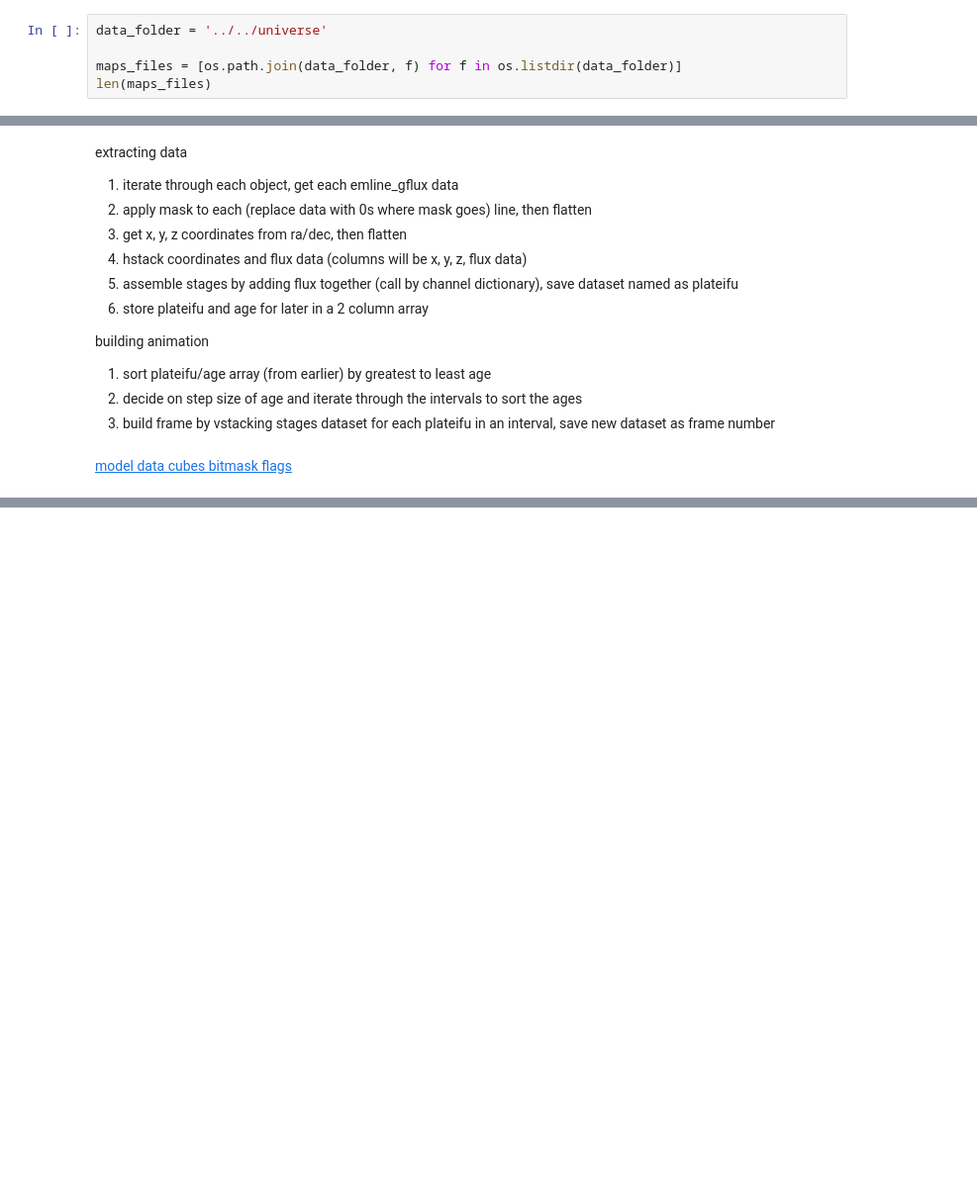
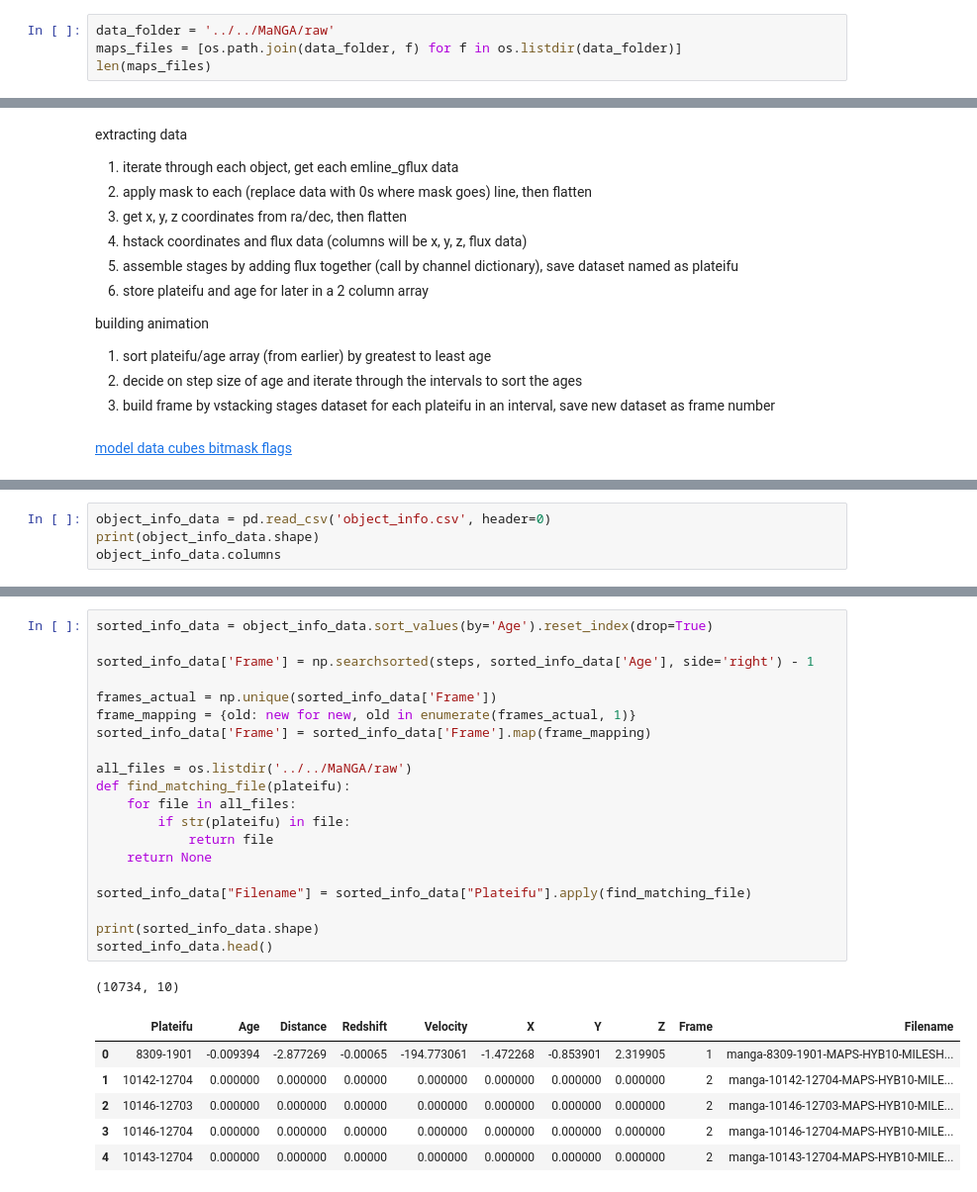
Before and after one commit to emmabacarra/DXARTS481, a Jupyter notebook: Final Project/data_main.ipynb, the cells around one changed output, grey strips where cells are left out. Shown at 99% size. Drawn from its saved outputs; the diff is of its cells as text; blank space fills up the shorter version.

```diff
--- a/Final Project/data_main.ipynb
+++ b/Final Project/data_main.ipynb
@@ -184,8 +197,7 @@ Gaussian-fit Emission-Line Channels:
 Key	 Value	  Type	Comment
 C24	 Ha-6564  str	Data in channel 24
 # %%
-data_folder = '../../universe'
-
+data_folder = '../../MaNGA/raw'
 maps_files = [os.path.join(data_folder, f) for f in os.listdir(data_folder)]
 len(maps_files)
 # %% [output]
@@ -731,0 +942,4 @@ all_colors | shape: (6, 268000, 3), dtype: float64
+# %%
+object_info_data = pd.read_csv('object_info.csv', header=0)
+print(object_info_data.shape)
+object_info_data.columns
@@ -731,0 +964,28 @@ all_colors | shape: (6, 268000, 3), dtype: float64
+# %%
+sorted_info_data = object_info_data.sort_values(by='Age').reset_index(drop=True)
+
+sorted_info_data['Frame'] = np.searchsorted(steps, sorted_info_data['Age'], side='right') - 1
+
+frames_actual = np.unique(sorted_info_data['Frame'])
+frame_mapping = {old: new for new, old in enumerate(frames_actual, 1)}
+sorted_info_data['Frame'] = sorted_info_data['Frame'].map(frame_mapping)
+
+all_files = os.listdir('../../MaNGA/raw')
+def find_matching_file(plateifu):
+    for file in all_files:
+        if str(plateifu) in file:
+            return file
+    return None
+
+sorted_info_data["Filename"] = sorted_info_data["Plateifu"].apply(find_matching_file)
+
+print(sorted_info_data.shape)
+sorted_info_data.head()
+# %% [output]
+(10734, 10)
+|  | Plateifu | Age | Distance | Redshift | Velocity | X | Y | Z | Frame | Filename |
+| 0 | 8309-1901 | -0.009394 | -2.877269 | -0.00065 | -194.773061 | -1.472268 | -0.853901 | 2.319905 | 1 | manga-8309-1901-MAPS-HYB10-MILESH... |
+| 1 | 10142-12704 | 0.000000 | 0.000000 | 0.00000 | 0.000000 | 0.000000 | 0.000000 | 0.000000 | 2 | manga-10142-12704-MAPS-HYB10-MILE... |
+| 2 | 10146-12703 | 0.000000 | 0.000000 | 0.00000 | 0.000000 | 0.000000 | 0.000000 | 0.000000 | 2 | manga-10146-12703-MAPS-HYB10-MILE... |
+| 3 | 10146-12704 | 0.000000 | 0.000000 | 0.00000 | 0.000000 | 0.000000 | 0.000000 | 0.000000 | 2 | manga-10146-12704-MAPS-HYB10-MILE... |
+| 4 | 10143-12704 | 0.000000 | 0.000000 | 0.00000 | 0.000000 | 0.000000 | 0.000000 | 0.000000 | 2 | manga-10143-12704-MAPS-HYB10-MILE... |
```
Also changed, not shown: parts of 29 cells of this notebook, 2 other files.
